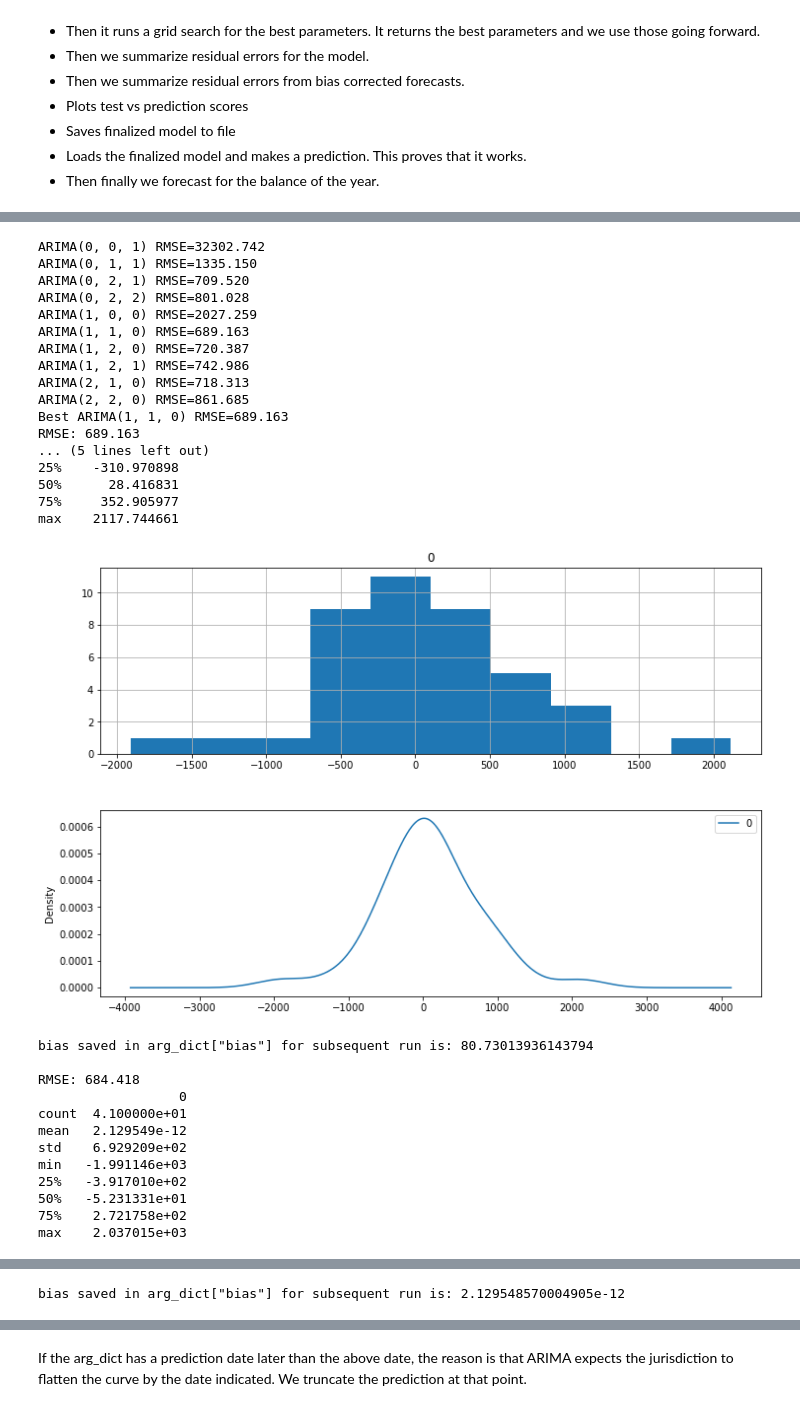
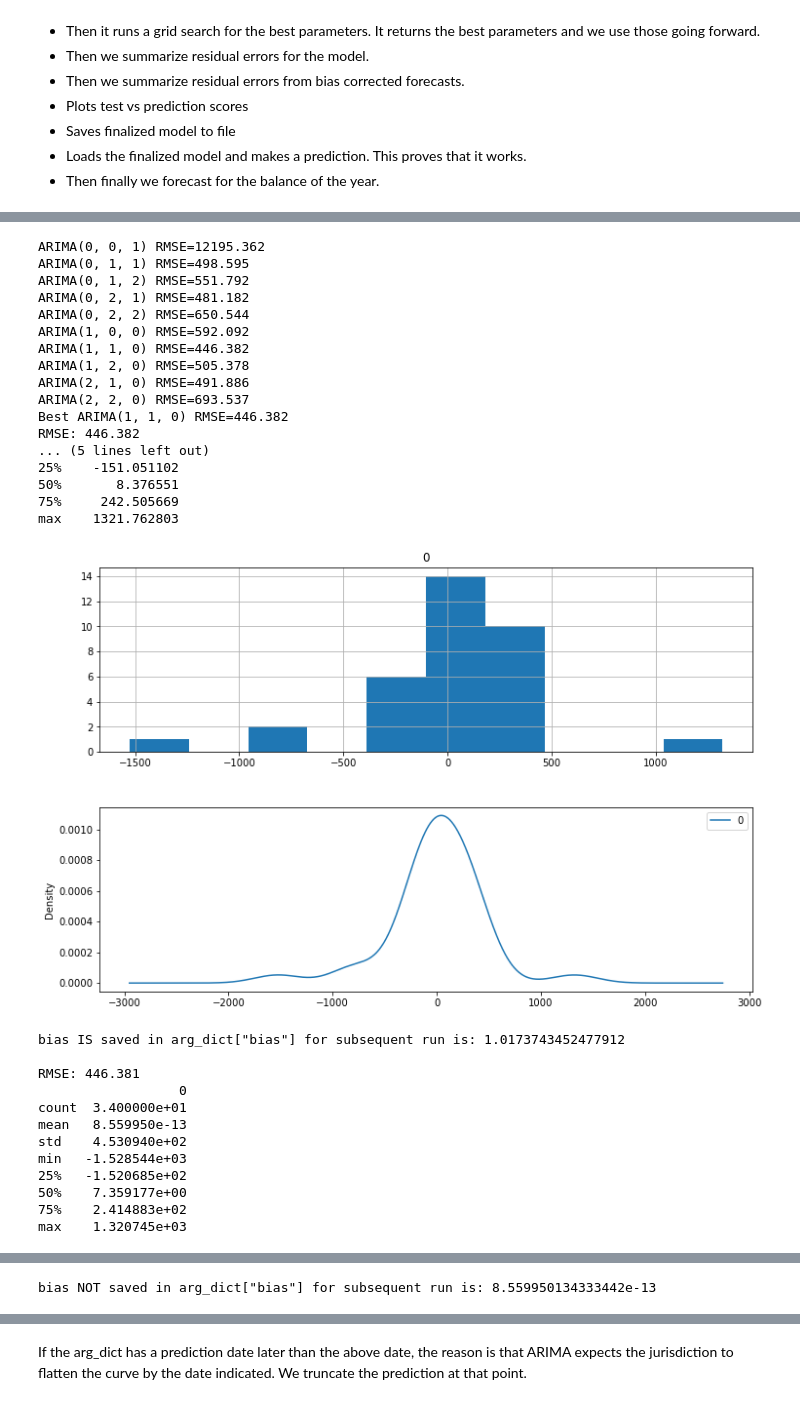
Before and after one commit to LindsayMoir/arima, a Jupyter notebook: arima_driver.ipynb, the cells around one changed output, grey strips where cells are left out. Saved outputs shown, nothing was run; the diff lists cells and outputs as text; code cells hidden in the pictures.

```diff
--- a/arima_driver.ipynb
+++ b/arima_driver.ipynb
@@ -23,10 +23,11 @@ import multi_step_forecast as msf
 # Prepare arguments for driver
 arg_dict = {'file_name_1': r'data\all_df.csv',
             'file_name_2': r'C:\Users\linds\OneDrive\mystuff\GitHub\covid\data\country_codes_edited.csv',
-            'feature': 'Alpha_3',
-            'place': 'USA',
+            'feature': 'Province_State',
+            'place': 'New York',
             'dependent_variable': 'Deaths',
             'path': r'C:\Users\linds\OneDrive\mystuff\GitHub\COVID-19\csse_covid_19_data\csse_covid_19_daily_reports',
+            'best_cfg': (1,1,0), # I initially tried p,d,q of 7,2,0 based on the ACF and PACF. It did not converge.
             'p_values': range(0,3),
             'd_values': range(0,3),
             'q_values': range(0,3),
@@ -55,15 +56,10 @@ best_cfg = ags.driver(df, arg_dict)
 arg_dict.update({'best_cfg': best_cfg})
 
 # summarize residual errors for an ARIMA model and return bias
-bias, test, predictions, model_fit = summarize.driver(df, arg_dict)
-arg_dict.update({'bias': bias})
-
-# save arg_dict for subsequent independent processing
-with open('arg_dict.pickle', 'wb') as handle:
-    pickle.dump(arg_dict, handle, protocol=pickle.HIGHEST_PROTOCOL)
+model_fit, test, predictions = summarize.driver(df, arg_dict)
 
 # Rerun summarize, as bias adjusted
-bias, test, predictions, model_fit = summarize.driver(df, arg_dict)
+model_fit, test, predictions = summarize.driver(df, arg_dict)
 arg_dict.update({'test': test, 'predictions': predictions, 'model_fit': model_fit})
 
 # save arg_dict for subsequent independent processing
@@ -83,30 +79,30 @@ Critical Values:
-ARIMA(0, 0, 1) RMSE=32302.742
-ARIMA(0, 1, 1) RMSE=1335.150
-ARIMA(0, 2, 1) RMSE=709.520
-ARIMA(0, 2, 2) RMSE=801.028
-ARIMA(1, 0, 0) RMSE=2027.259
-ARIMA(1, 1, 0) RMSE=689.163
-ARIMA(1, 2, 0) RMSE=720.387
-ARIMA(1, 2, 1) RMSE=742.986
-ARIMA(2, 1, 0) RMSE=718.313
-ARIMA(2, 2, 0) RMSE=861.685
-Best ARIMA(1, 1, 0) RMSE=689.163
-RMSE: 689.163
+ARIMA(0, 0, 1) RMSE=12195.362
+ARIMA(0, 1, 1) RMSE=498.595
+ARIMA(0, 1, 2) RMSE=551.792
+ARIMA(0, 2, 1) RMSE=481.182
+ARIMA(0, 2, 2) RMSE=650.544
+ARIMA(1, 0, 0) RMSE=592.092
+ARIMA(1, 1, 0) RMSE=446.382
+ARIMA(1, 2, 0) RMSE=505.378
+ARIMA(2, 1, 0) RMSE=491.886
+ARIMA(2, 2, 0) RMSE=693.537
+Best ARIMA(1, 1, 0) RMSE=446.382
+RMSE: 446.382
 ... (5 lines left out)
-25%    -310.970898
-50%      28.416831
-75%     352.905977
-max    2117.744661
+25%    -151.051102
+50%       8.376551
+75%     242.505669
+max    1321.762803
-[figure, old version]
+[figure, new version]
-bias saved in arg_dict["bias"] for subsequent run is: 80.73013936143794
+bias IS saved in arg_dict["bias"] for subsequent run is: 1.0173743452477912
 
-RMSE: 684.418
+RMSE: 446.381
                   0
-count  4.100000e+01
-mean   2.129549e-12
-std    6.929209e+02
-min   -1.991146e+03
-25%   -3.917010e+02
-50%   -5.231331e+01
-75%    2.721758e+02
-max    2.037015e+03
+count  3.400000e+01
+mean   8.559950e-13
+std    4.530940e+02
+min   -1.528544e+03
+25%   -1.520685e+02
+50%    7.359177e+00
+75%    2.414883e+02
+max    1.320745e+03
@@ -114,4 +110,4 @@ max    2.037015e+03
-bias saved in arg_dict["bias"] for subsequent run is: 2.129548570004905e-12
+bias NOT saved in arg_dict["bias"] for subsequent run is: 8.559950134333442e-13
 # %%
 # Plot test (actual) vs predictions, save, and forecast
 tpsf1.driver(arg_dict)
```
Also changed, not shown: parts of 5 cells of this notebook, 16 other files.
